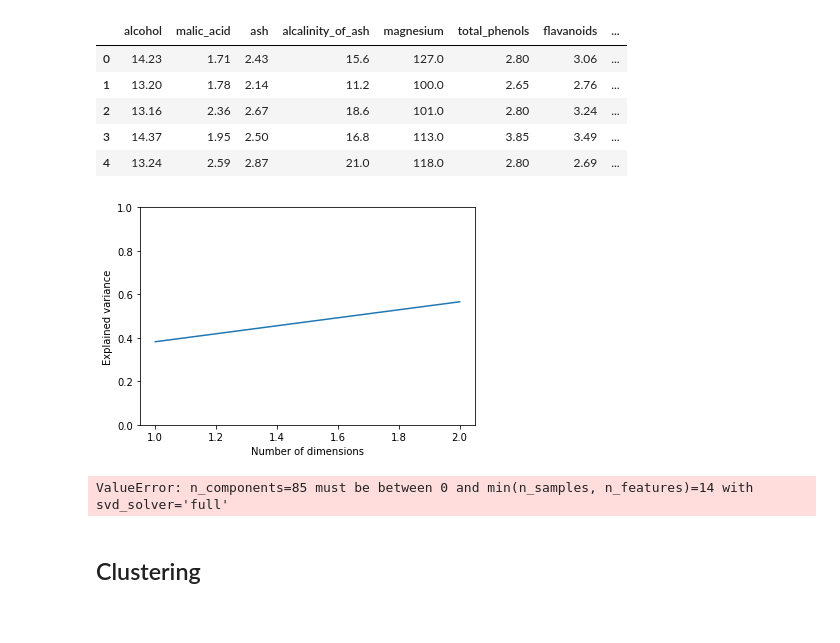
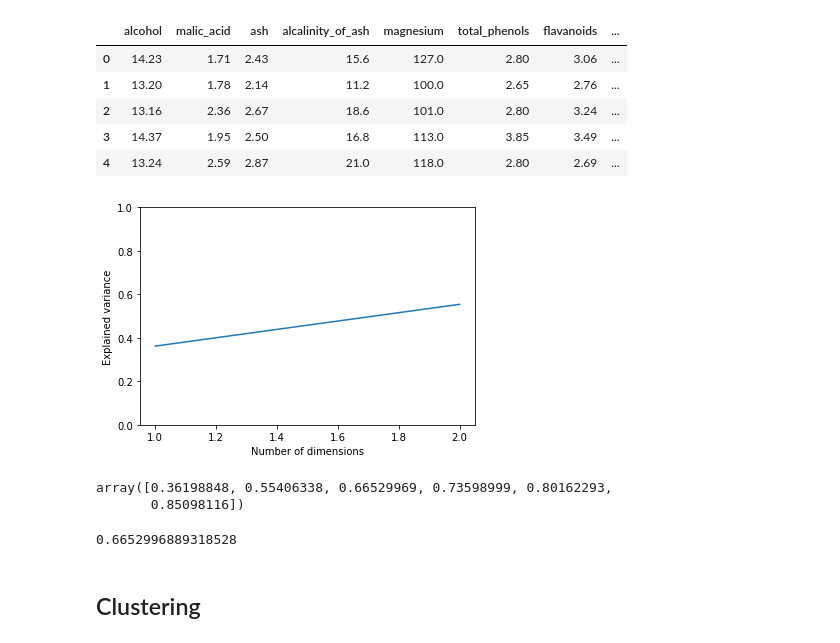
Before and after one commit to PauMarquez99/DataScience-CE888, a Jupyter notebook: Lab5/lab_exploration.ipynb, the cells around one changed output. Drawn from its saved outputs; the diff is of its cells as text; code cells hidden in the pictures.

```diff
--- a/Lab5/lab_exploration.ipynb
+++ b/Lab5/lab_exploration.ipynb
@@ -138,44 +138,49 @@ df.head()
 #       in this and some of the following cells.
 
 # 1. Standardise your data using a StandardScaler. Make sure you're not scaling the 'y'!
-x = df.drop(['y'], axis = 1)
-y = df['y'].values
+# 2. Do PCA with 2 components. How much variance is retained from the original dataset?
 
-columns = ['alcohol', 'malic_acid', 'ash', 'alcalinity_of_ash', 'magnesium', 'total_phenols', 'flavanoids', 'nonflavanoid_phenols', 'proanthocyanins', 'color_intensity', 'hue', 'od280/od315_of_diluted_wines', 'proline']
+def std_pca(df, var=0.5): # define inputs: dataframe and variance
+    y_flag = False
+    if 'y' in df:
+        y = df['y']
+        df = df.loc[:, df.columns!='y']
+        y_flag = True
+    df = StandardScaler().fit_transform(df)
 
-colTransformer = ColumnTransformer([('num', StandardScaler(), columns)],remainder='passthrough')
-X_processed = colTransformer.fit_transform(df)
-X_processed.shape
+    pca = PCA(n_components=var, random_state=100)
+    pca_t = pca.fit_transform(df)
+    if y_flag:
+        pca_t = np.column_stack((pca_t, y))
+    return pca_t, pca
 
-
-# 2. Do PCA with 2 components. How much variance is retained from the original dataset?
-pca_n = PCA(n_components=2)
-students_pca_n = pca_n.fit_transform(X_processed)
-c = np.cumsum(pca_n.explained_variance_ratio_)
-# YOUR CODE HERE
+df_pca, pca = std_pca(df, 2)
 # %%
 # Plot your two components, using the label from the data to colour the points
+c = np.cumsum(pca.explained_variance_ratio_)
 plt.plot(range(1, len(c)+1), c)
 plt.xlabel("Number of dimensions")
 plt.ylabel("Explained variance")
 plt.ylim(0, 1)
 plt.savefig('students_pca_variance.pdf', dpi=300)
 plt.show()
 # %% [output]
-[figure, old version]
+[figure, new version]
 # %%
 # How many components do you need to keep at least 85% of the variance in the dataset? (Q6)
-pca_n = PCA(n_components=85)
-students_pca_n = pca_n.fit_transform(X_processed)
-c = np.cumsum(pca_n.explained_variance_ratio_)
+pca_t, pca = std_pca(df, 0.85)
+c = np.cumsum(pca.explained_variance_ratio_)
+c
 # %% [output]
-ValueError: n_components=85 must be between 0 and min(n_samples, n_features)=14 with svd_solver='full'
+array([0.36198848, 0.55406338, 0.66529969, 0.73598999, 0.80162293,
+       0.85098116])
 # %%
 # How much variance is retained if we do PCA with 3 components? (Q7)
-
-# YOUR CODE HERE
-pca_df, pca = std_pca(features_df, var=3)
-pca.explained_variance_ratio_.cumsum()
+pca_t, pca = std_pca(df, 3)
+c = np.cumsum(pca.explained_variance_ratio_)
+c[-1]
+# %% [output]
+0.6652996889318528
 # %% [markdown]
 ## Clustering
 # %% [markdown]
```
Also changed, not shown: parts of 9 cells of this notebook, 3 other files.
